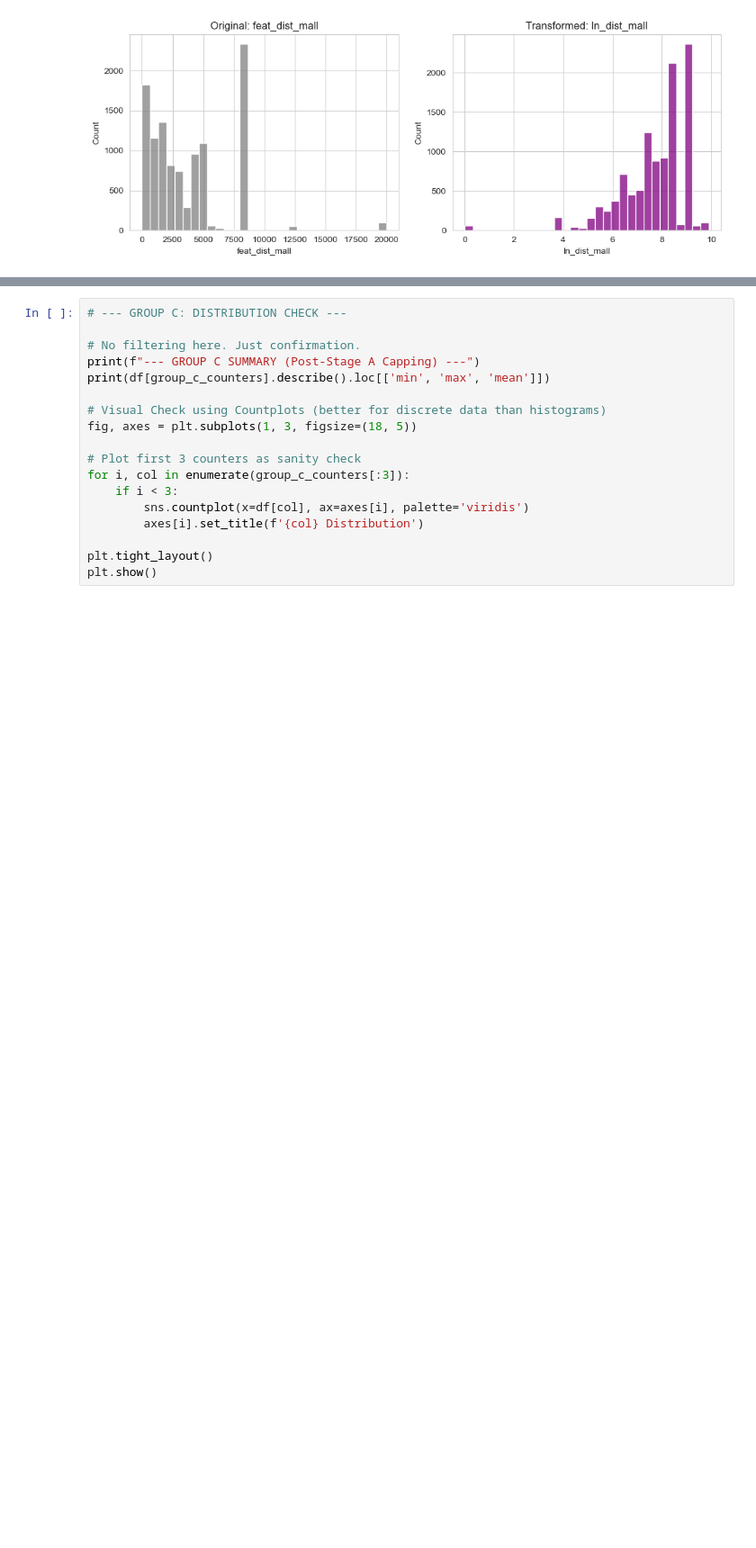
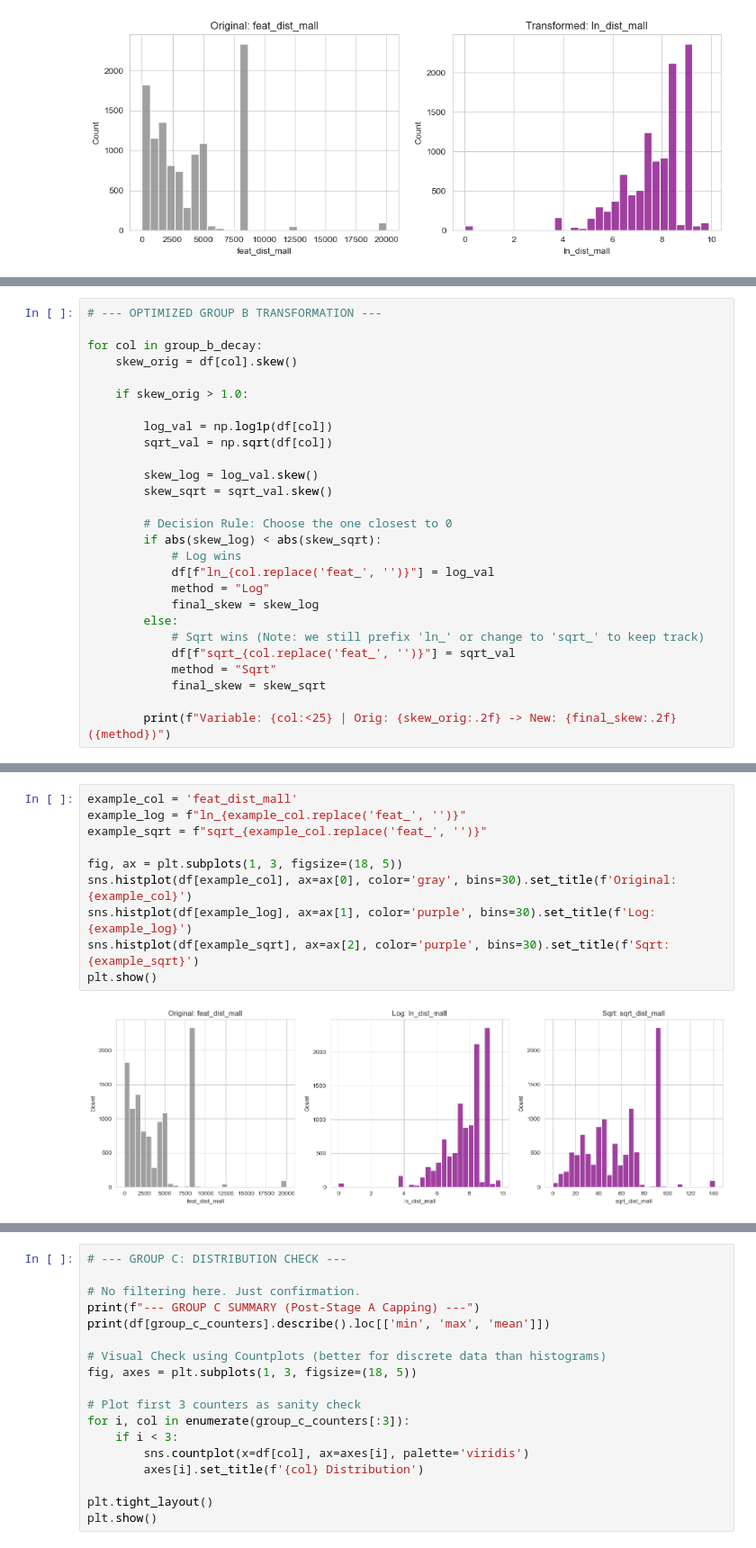
Before and after one commit to ColossalCoin/real-estate-qro, a Jupyter notebook: notebooks/03_model_diagnosis_and_feature_engineering.ipynb, the cells around one changed output, grey strips where cells are left out. Shown at 90% size. Drawn from its saved outputs; the diff is of its cells as text; blank space fills up the shorter version.

```diff
--- a/notebooks/03_model_diagnosis_and_feature_engineering.ipynb
+++ b/notebooks/03_model_diagnosis_and_feature_engineering.ipynb
@@ -511,0 +563,27 @@ Transformed 7 variables (Skew > 1.0).
+# %%
+# --- OPTIMIZED GROUP B TRANSFORMATION ---
+
+for col in group_b_decay:
+    skew_orig = df[col].skew()
+
+    if skew_orig > 1.0:
+
+        log_val = np.log1p(df[col])
+        sqrt_val = np.sqrt(df[col])
+
+        skew_log = log_val.skew()
+        skew_sqrt = sqrt_val.skew()
+
+        # Decision Rule: Choose the one closest to 0
+        if abs(skew_log) < abs(skew_sqrt):
+            # Log wins
+            df[f"ln_{col.replace('feat_', '')}"] = log_val
+            method = "Log"
+            final_skew = skew_log
+        else:
+            # Sqrt wins (Note: we still prefix 'ln_' or change to 'sqrt_' to keep track)
+            df[f"sqrt_{col.replace('feat_', '')}"] = sqrt_val
+            method = "Sqrt"
+            final_skew = skew_sqrt
+
+        print(f"Variable: {col:<25} | Orig: {skew_orig:.2f} -> New: {final_skew:.2f} ({method})")
@@ -512 +606,13 @@ Transformed 7 variables (Skew > 1.0).
+# %%
+example_col = 'feat_dist_mall'
+example_log = f"ln_{example_col.replace('feat_', '')}"
+example_sqrt = f"sqrt_{example_col.replace('feat_', '')}"
+
+fig, ax = plt.subplots(1, 3, figsize=(18, 5))
+sns.histplot(df[example_col], ax=ax[0], color='gray', bins=30).set_title(f'Original: {example_col}')
+sns.histplot(df[example_log], ax=ax[1], color='purple', bins=30).set_title(f'Log: {example_log}')
+sns.histplot(df[example_sqrt], ax=ax[2], color='purple', bins=30).set_title(f'Sqrt: {example_sqrt}')
+plt.show()
+# %% [output]
+[figure, added]
 # %% [markdown]
```
Also changed, not shown: parts of 9 cells of this notebook.
